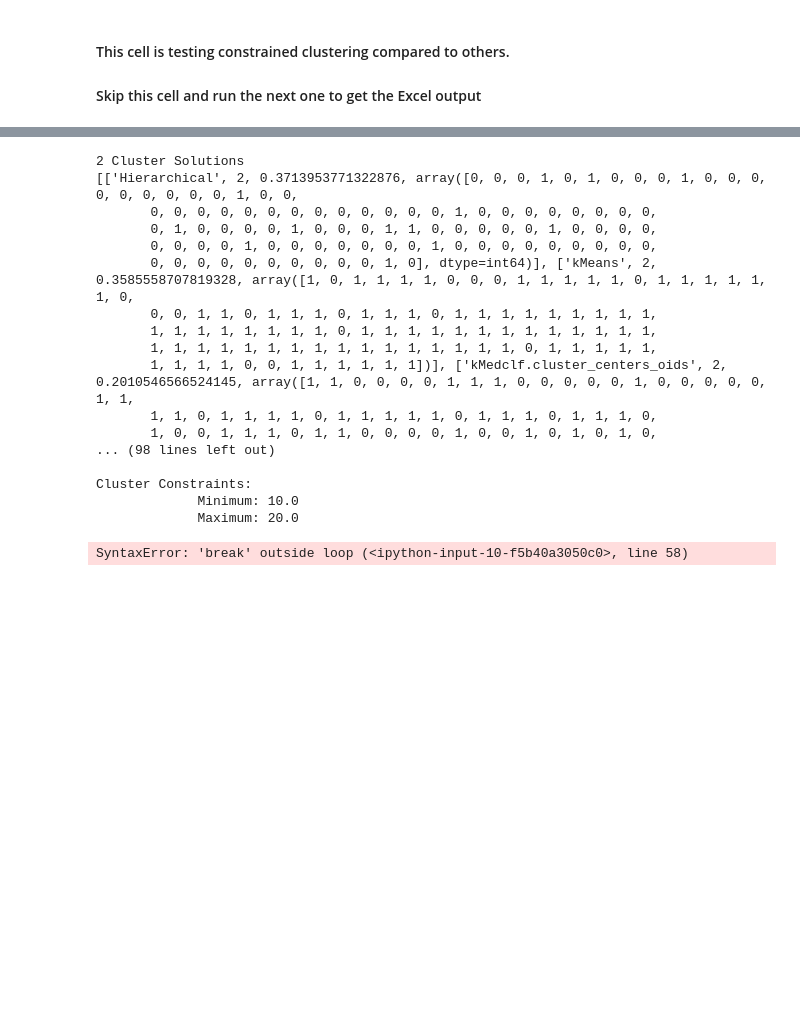
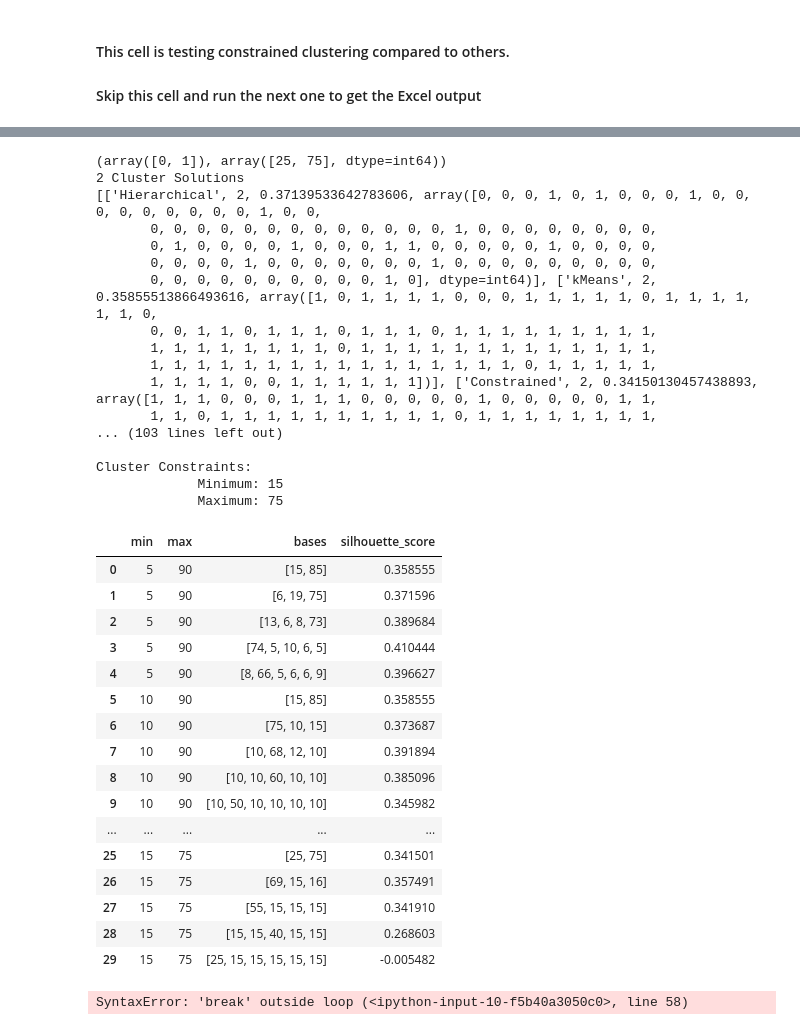
Before and after one commit to EricPostMaster/market-research-private, a Jupyter notebook: Individual_Models.ipynb, the cells around one changed output, grey strips where cells are left out. Saved outputs shown, nothing was run; the diff lists cells and outputs as text; code cells hidden in the pictures; blank space fills up the shorter version.

```diff
--- a/Individual_Models.ipynb
+++ b/Individual_Models.ipynb
@@ -84,3 +264,5 @@ scores = op.drop(['UID','Const'], axis=1)
+# %%
+constrained_stats = []
 # %%
 # Maximum number of clusters
 max_clusters = 6
@@ -90,11 +272,15 @@ total_rows = len(scores)
 
 for n in range(2, max_clusters+1):
 
+    constrained_iteration = []
+
     sw = []
 
     # Set max/min sizes for constrained clustering
-    size_min = np.floor((len(scores)/n)/10)*10
-    size_max = np.ceil((len(scores)/n)/10)*10
+#     size_min = np.floor((len(scores)/n)/10)*10
+    size_min = 15
+#     size_max = np.ceil((len(scores)/n)/10)*10
+    size_max = 75
 
     # Create clustering objects
     cls1 = KMeans(n_clusters=n, random_state=0)
@@ -130,6 +316,15 @@ for n in range(2, max_clusters+1):
         n_stats = [algorithm, n, silhouette_avg, clusters]
         sw.append(n_stats)
 
+        if cls[0] == "Constrained":
+            cluster_bases = np.unique(clusters, return_counts=True)
+            print(cluster_bases)
+            constrained_iteration.append(size_min)
+            constrained_iteration.append(size_max)
+            constrained_iteration.append(cluster_bases[1])
+            constrained_iteration.append(silhouette_avg)
+            constrained_stats.append(constrained_iteration)
+
     # Reorder cluster lists by descending silhouette scores.
     # Clusters in first element should be assigned to training data.
     sw = sorted(sw, key=itemgetter(2), reverse=True)
@@ -141,20 +336,41 @@ for n in range(2, max_clusters+1):
              Minimum: {size_min}
              Maximum: {size_max}\n""")
 # %% [output]
+(array([0, 1]), array([25, 75], dtype=int64))
 2 Cluster Solutions
-[['Hierarchical', 2, 0.3713953771322876, array([0, 0, 0, 1, 0, 1, 0, 0, 0, 1, 0, 0, 0, 0, 0, 0, 0, 0, 0, 1, 0, 0,
+[['Hierarchical', 2, 0.37139533642783606, array([0, 0, 0, 1, 0, 1, 0, 0, 0, 1, 0, 0, 0, 0, 0, 0, 0, 0, 0, 1, 0, 0,
        0, 0, 0, 0, 0, 0, 0, 0, 0, 0, 0, 0, 0, 1, 0, 0, 0, 0, 0, 0, 0, 0,
        0, 1, 0, 0, 0, 0, 1, 0, 0, 0, 1, 1, 0, 0, 0, 0, 0, 1, 0, 0, 0, 0,
        0, 0, 0, 0, 1, 0, 0, 0, 0, 0, 0, 0, 1, 0, 0, 0, 0, 0, 0, 0, 0, 0,
-       0, 0, 0, 0, 0, 0, 0, 0, 0, 0, 1, 0], dtype=int64)], ['kMeans', 2, 0.3585558707819328, array([1, 0, 1, 1, 1, 1, 0, 0, 0, 1, 1, 1, 1, 1, 0, 1, 1, 1, 1, 1, 1, 0,
+       0, 0, 0, 0, 0, 0, 0, 0, 0, 0, 1, 0], dtype=int64)], ['kMeans', 2, 0.35855513866493616, array([1, 0, 1, 1, 1, 1, 0, 0, 0, 1, 1, 1, 1, 1, 0, 1, 1, 1, 1, 1, 1, 0,
        0, 0, 1, 1, 0, 1, 1, 1, 0, 1, 1, 1, 0, 1, 1, 1, 1, 1, 1, 1, 1, 1,
        1, 1, 1, 1, 1, 1, 1, 1, 0, 1, 1, 1, 1, 1, 1, 1, 1, 1, 1, 1, 1, 1,
        1, 1, 1, 1, 1, 1, 1, 1, 1, 1, 1, 1, 1, 1, 1, 1, 0, 1, 1, 1, 1, 1,
-       1, 1, 1, 1, 0, 0, 1, 1, 1, 1, 1, 1])], ['kMedclf.cluster_centers_oids', 2, 0.2010546566524145, array([1, 1, 0, 0, 0, 0, 1, 1, 1, 0, 0, 0, 0, 0, 1, 0, 0, 0, 0, 0, 1, 1,
-       1, 1, 0, 1, 1, 1, 1, 0, 1, 1, 1, 1, 1, 0, 1, 1, 1, 0, 1, 1, 1, 0,
-       1, 0, 0, 1, 1, 1, 0, 1, 1, 0, 0, 0, 0, 1, 0, 0, 1, 0, 1, 0, 1, 0,
-... (98 lines left out)
+       1, 1, 1, 1, 0, 0, 1, 1, 1, 1, 1, 1])], ['Constrained', 2, 0.34150130457438893, array([1, 1, 1, 0, 0, 0, 1, 1, 1, 0, 0, 0, 0, 0, 1, 0, 0, 0, 0, 0, 1, 1,
+       1, 1, 0, 1, 1, 1, 1, 1, 1, 1, 1, 1, 1, 0, 1, 1, 1, 1, 1, 1, 1, 1,
+... (103 lines left out)
 
 Cluster Constraints:
-             Minimum: 10.0
-             Maximum: 20.0
+             Minimum: 15
+             Maximum: 75
+# %%
+constrained_df = pd.DataFrame(constrained_stats, columns=['min','max','bases','silhouette_score'])
+constrained_df
+# %% [output]
+|  | min | max | bases | silhouette_score |
+| 0 | 5 | 90 | [15, 85] | 0.358555 |
+| 1 | 5 | 90 | [6, 19, 75] | 0.371596 |
+| 2 | 5 | 90 | [13, 6, 8, 73] | 0.389684 |
+| 3 | 5 | 90 | [74, 5, 10, 6, 5] | 0.410444 |
+| 4 | 5 | 90 | [8, 66, 5, 6, 6, 9] | 0.396627 |
+| 5 | 10 | 90 | [15, 85] | 0.358555 |
+| 6 | 10 | 90 | [75, 10, 15] | 0.373687 |
+| 7 | 10 | 90 | [10, 68, 12, 10] | 0.391894 |
+| 8 | 10 | 90 | [10, 10, 60, 10, 10] | 0.385096 |
+| 9 | 10 | 90 | [10, 50, 10, 10, 10, 10] | 0.345982 |
+| ... | ... | ... | ... | ... |
+| 25 | 15 | 75 | [25, 75] | 0.341501 |
+| 26 | 15 | 75 | [69, 15, 16] | 0.357491 |
+| 27 | 15 | 75 | [55, 15, 15, 15] | 0.341910 |
+| 28 | 15 | 75 | [15, 15, 40, 15, 15] | 0.268603 |
+| 29 | 15 | 75 | [25, 15, 15, 15, 15, 15] | -0.005482 |
```
Also changed, not shown: parts of 17 cells of this notebook, 5 other files.
